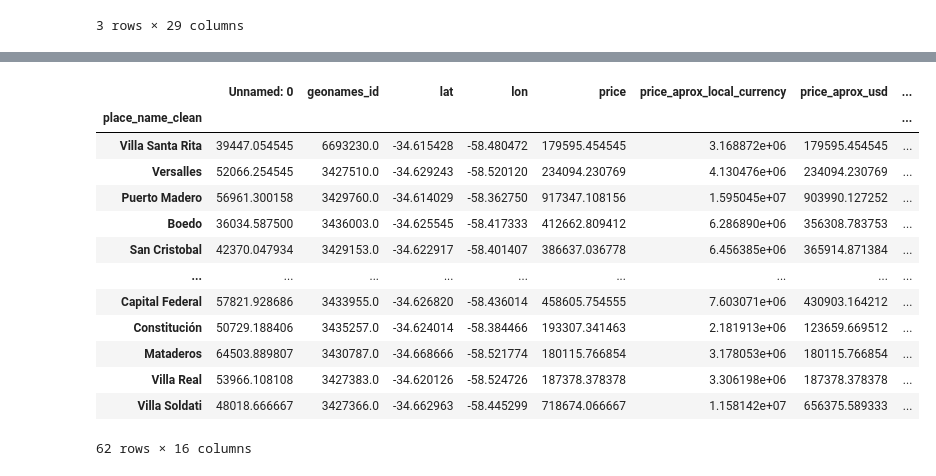
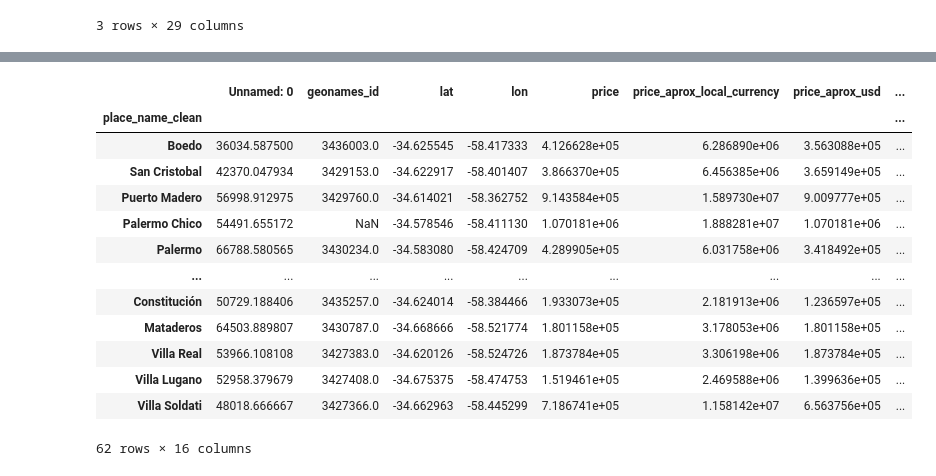
Before and after one commit to giustipatricio/grupo4-1120_ed_13, a Jupyter notebook: M2.ipynb, the cells around one changed output, grey strips where cells are left out. Cells and saved outputs as stored; diff of their text form; code cells hidden in the pictures.

```diff
--- a/M2.ipynb
+++ b/M2.ipynb
@@ -515,9 +515,11 @@ data.head(3)
 3 rows × 29 columns
 # %%
 #Creamos una copia del dataframe, la se que slicea tomando los datos de superficie total salvados mayores a cero
-data_2 = data[data['surface_total_in_m2_clean'] > 0]
+data_2 = data[data['surface_total_in_m2_clean'] > 1]
 #se genera una nueva columna con los datos de dolares / m2 salvados y mayores a cero
 data_2['price_usd_en_m2'] = data_2['price_aprox_usd']/ data_2['surface_total_in_m2_clean']
 #comparativa de los datos salvados y totales
 print(data_2.shape,data.shape )
+
+data.iloc[26637]
 # %% [output]
@@ -529,9 +548,9 @@ See the caveats in the documentation: https://pandas.pydata.org/pandas-docs/stab
 # %%
 #centraremos este analisis en la ciudad de buenos aires, que presenta menor cantidad de datos faltantes y mayor cantidad de informacion
-maskcapital = data_2.state_name == "Capital Federal"
+data_2_maskcapital = data_2.state_name == "Capital Federal"
 #agrupamos por barrio, contando la cantidad datos en cada uno segun las distintas columnas
-group_capital = data_2[maskcapital].groupby(['place_name_clean']).count().sort_values('price_per_m2', ascending=False)
-group_capital
+data_2_group_capital = data_2[maskcapital].groupby(['place_name_clean']).count().sort_values('price_per_m2', ascending=False)
+data_2_group_capital
 # %% [output]
 |  | Unnamed: 0 | operation | property_type | place_name | place_with_parent_names | country_name | ... |
 | place_name_clean |  |  |  |  |  |  | ... |
@@ -556,19 +574,19 @@ fig.show()
 # %%
 #agrupamos por barrio, promediando la cantidad datos en cada uno segun las distintas columnas y ordenados por el valor del metro cuadrado
-group_capital_mean = data_2[maskcapital].groupby(['place_name_clean']).mean().sort_values('price_usd_en_m2', ascending=False)
-group_capital_mean
+data_2_group_capital_mean = data_2[data_2_maskcapital].groupby(['place_name_clean']).mean().sort_values('price_usd_en_m2', ascending=False)
+data_2_group_capital_mean
 # %% [output]
 |  | Unnamed: 0 | geonames_id | lat | lon | price | price_aprox_local_currency | price_aprox_usd | ... |
 | place_name_clean |  |  |  |  |  |  |  | ... |
-| Villa Santa Rita | 39447.054545 | 6693230.0 | -34.615428 | -58.480472 | 179595.454545 | 3.168872e+06 | 179595.454545 | ... |
-| Versalles | 52066.254545 | 3427510.0 | -34.629243 | -58.520120 | 234094.230769 | 4.130476e+06 | 234094.230769 | ... |
-| Puerto Madero | 56961.300158 | 3429760.0 | -34.614029 | -58.362750 | 917347.108156 | 1.595045e+07 | 903990.127252 | ... |
-| Boedo | 36034.587500 | 3436003.0 | -34.625545 | -58.417333 | 412662.809412 | 6.286890e+06 | 356308.783753 | ... |
-| San Cristobal | 42370.047934 | 3429153.0 | -34.622917 | -58.401407 | 386637.036778 | 6.456385e+06 | 365914.871384 | ... |
+| Boedo | 36034.587500 | 3436003.0 | -34.625545 | -58.417333 | 4.126628e+05 | 6.286890e+06 | 3.563088e+05 | ... |
+| San Cristobal | 42370.047934 | 3429153.0 | -34.622917 | -58.401407 | 3.866370e+05 | 6.456385e+06 | 3.659149e+05 | ... |
+| Puerto Madero | 56998.912975 | 3429760.0 | -34.614021 | -58.362752 | 9.143584e+05 | 1.589730e+07 | 9.009777e+05 | ... |
+| Palermo Chico | 54491.655172 | NaN | -34.578546 | -58.411130 | 1.070181e+06 | 1.888281e+07 | 1.070181e+06 | ... |
+| Palermo | 66788.580565 | 3430234.0 | -34.583080 | -58.424709 | 4.289905e+05 | 6.031758e+06 | 3.418492e+05 | ... |
 | ... | ... | ... | ... | ... | ... | ... | ... | ... |
-| Capital Federal | 57821.928686 | 3433955.0 | -34.626820 | -58.436014 | 458605.754555 | 7.603071e+06 | 430903.164212 | ... |
-| Constitución | 50729.188406 | 3435257.0 | -34.624014 | -58.384466 | 193307.341463 | 2.181913e+06 | 123659.669512 | ... |
-| Mataderos | 64503.889807 | 3430787.0 | -34.668666 | -58.521774 | 180115.766854 | 3.178053e+06 | 180115.766854 | ... |
-| Villa Real | 53966.108108 | 3427383.0 | -34.620126 | -58.524726 | 187378.378378 | 3.306198e+06 | 187378.378378 | ... |
-| Villa Soldati | 48018.666667 | 3427366.0 | -34.662963 | -58.445299 | 718674.066667 | 1.158142e+07 | 656375.589333 | ... |
+| Constitución | 50729.188406 | 3435257.0 | -34.624014 | -58.384466 | 1.933073e+05 | 2.181913e+06 | 1.236597e+05 | ... |
+| Mataderos | 64503.889807 | 3430787.0 | -34.668666 | -58.521774 | 1.801158e+05 | 3.178053e+06 | 1.801158e+05 | ... |
+| Villa Real | 53966.108108 | 3427383.0 | -34.620126 | -58.524726 | 1.873784e+05 | 3.306198e+06 | 1.873784e+05 | ... |
+| Villa Lugano | 52958.379679 | 3427408.0 | -34.675375 | -58.474753 | 1.519461e+05 | 2.469588e+06 | 1.399636e+05 | ... |
+| Villa Soldati | 48018.666667 | 3427366.0 | -34.662963 | -58.445299 | 7.186741e+05 | 1.158142e+07 | 6.563756e+05 | ... |
 62 rows × 16 columns
```
Also changed, not shown: parts of 10 cells of this notebook.
